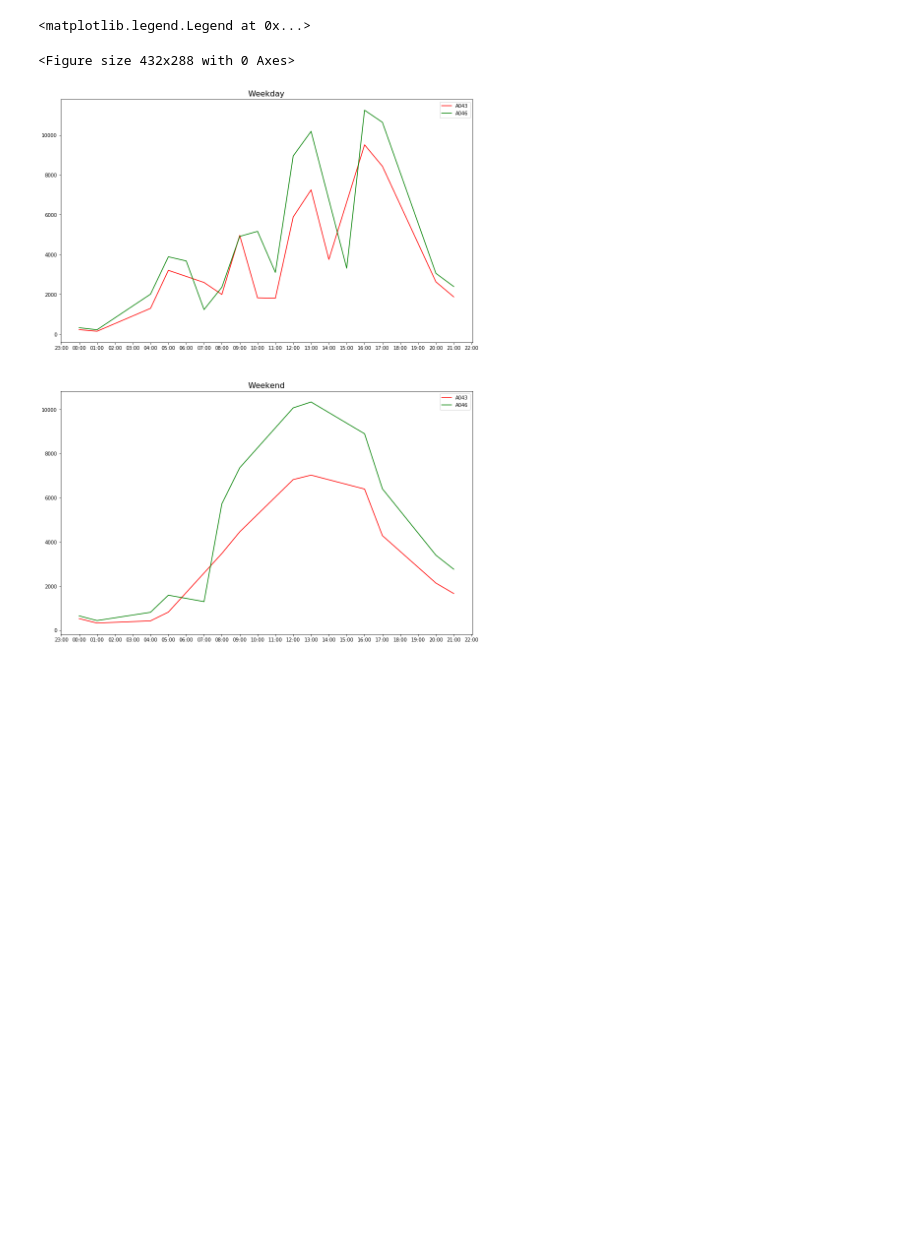
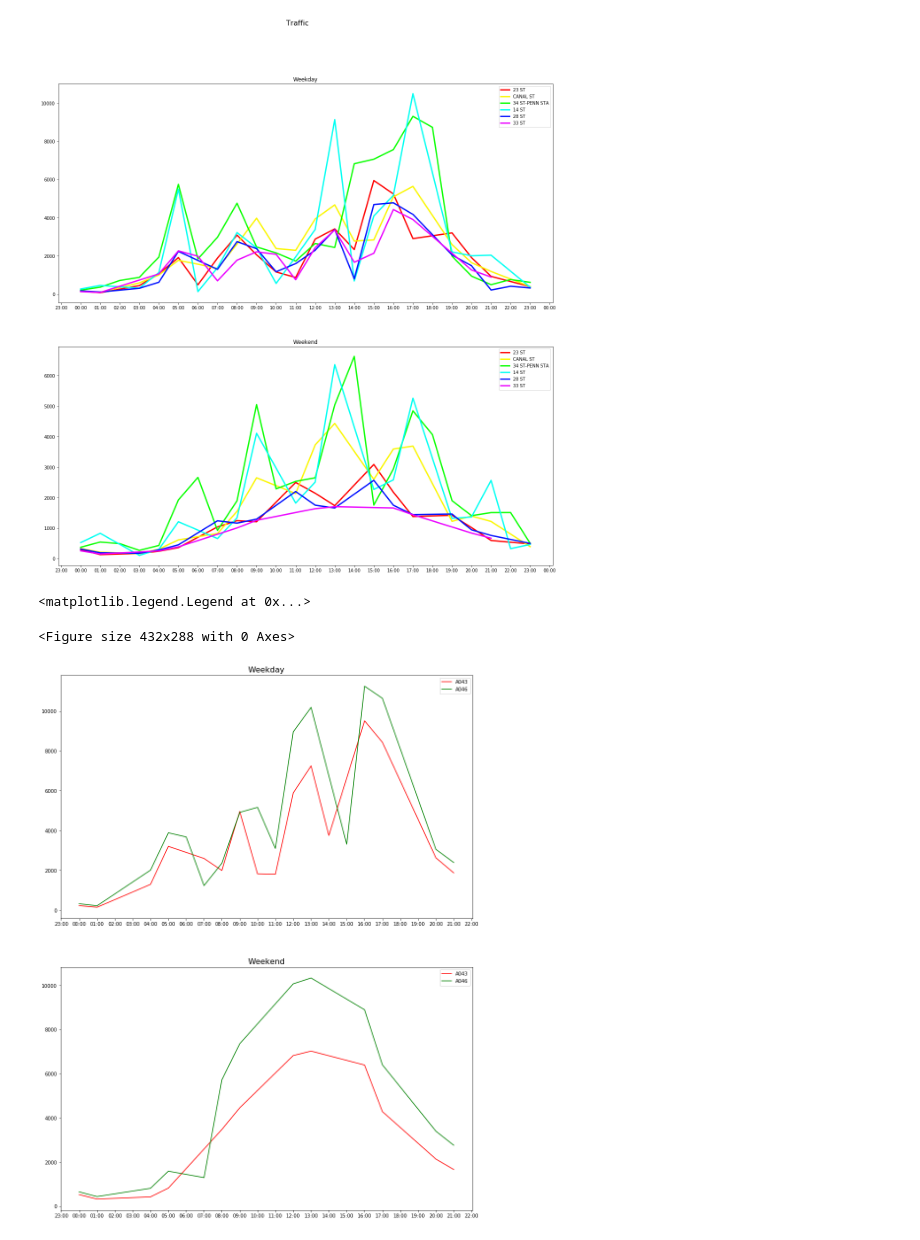
Before and after one commit to jhudiono/metis_scratch, a Jupyter notebook: benson_graph.ipynb, the cells around one changed output. Drawn from its saved outputs; the diff is of its cells as text; code cells hidden in the pictures; blank space fills up the shorter version.

Commit message:
graph more stuff

```diff
--- a/benson_graph.ipynb
+++ b/benson_graph.ipynb
@@ -15,6 +25,10 @@ files = glob('./*wk*.csv')
 # %%
-dfs = {}
+stations_dict = defaultdict(dict)
 for f in files:
     d = pd.read_csv(f)
     d['TIME'] = pd.to_datetime(d['TIME'].apply(lambda x: x.split(":")[0]), format="%H")
-    dfs[f] = d
+    df_dict = stations_dict[d['STATION'].unique()[0]]
+    if 'wknd' in f:
+        df_dict['wknd'] = StationGraph(d)
+    else:
+        df_dict['wkdy'] = StationGraph(d)
@@ -21 +38,38 @@ for f in files:
+# %%
+def make_graph_all_CA(sg, ax, i):
+    df = sg.df.groupby(by=["STATION", "TIME"])['TOTAL_DELTA'].mean().to_frame(name='TOTAL_DELTA_PER_HOUR').reset_index()
+    ax.plot(df['TIME'], df.TOTAL_DELTA_PER_HOUR, c=plt.cm.get_cmap('hsv',7)(i), linewidth=3)
+# %%
+# TODO: cleanup
+
+def make_graphs(func):
+    leg = []
+    wkdy = []
+    wknd = []
+    plt.figure(figsize = [20, 20])
+    plt.suptitle("Traffic",fontsize = 16) #suptitle is title of whole charts
+    for name, st in stations_dict.items():
+        leg.append(name)
+        wkdy.append(st['wkdy'])
+        wknd.append(st['wknd'])
+
+    ax = plt.subplot(2, 1, 1)
+    plt.title("Weekday")
+    for st in wkdy:
+        func(st, ax, wkdy.index(st))
+    ax.xaxis.set_major_locator(HourLocator())
+    ax.xaxis.set_major_formatter(DateFormatter('%H:%M'))
+    plt.legend(leg)
+
+    ax = plt.subplot(2, 1, 2)
+    plt.title("Weekend")
+    for st in wknd:
+        func(st, ax, wknd.index(st))
+    ax.xaxis.set_major_locator(HourLocator())
+    ax.xaxis.set_major_formatter(DateFormatter('%H:%M'))
+    plt.legend(leg)
+# %%
+make_graphs(make_graph_all_CA)
+# %% [output]
+[figure, added]
 # %%
```
Also changed, not shown: parts of 6 cells of this notebook.
